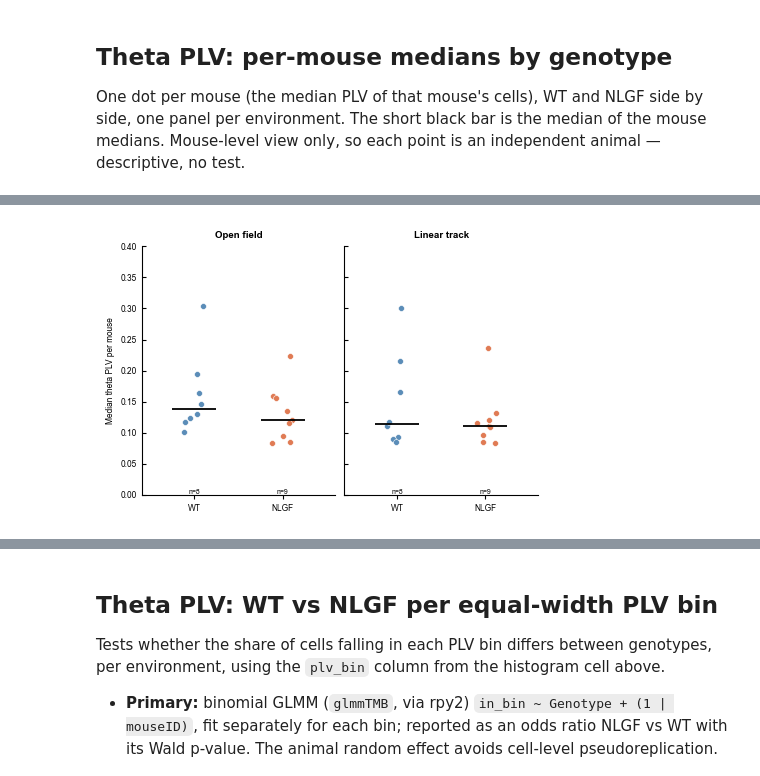
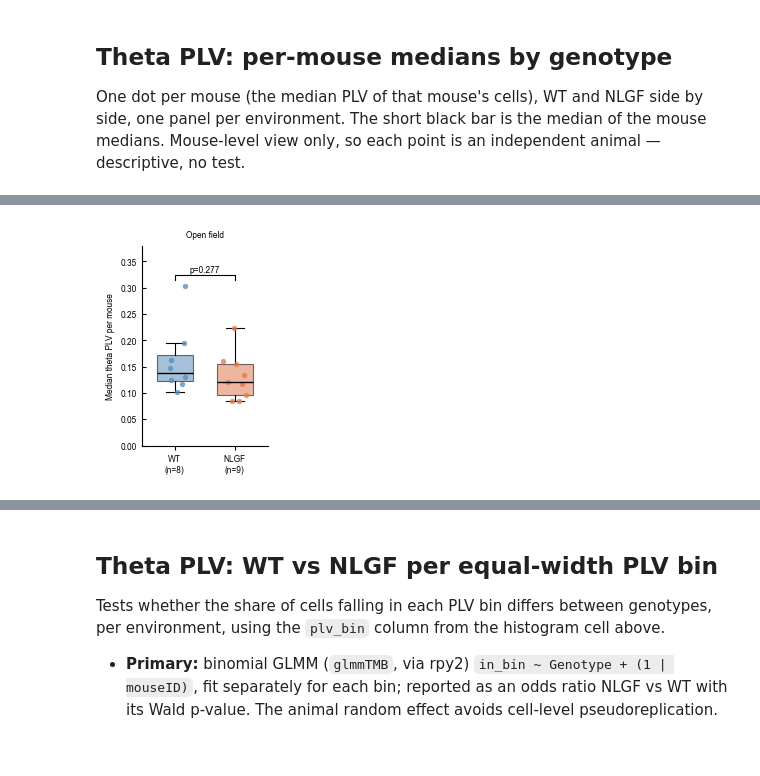
Before and after one commit to lkatsouri/NLGF_ephys_AXONA_data, a Jupyter notebook: ephys_phase_circular_analysis.ipynb, the cells around one changed output, grey strips where cells are left out. Saved outputs shown, nothing was run; the diff lists cells and outputs as text; code cells hidden in the pictures; blank space fills up the shorter version.

```diff
--- a/ephys_phase_circular_analysis.ipynb
+++ b/ephys_phase_circular_analysis.ipynb
@@ -2039,28 +2045,73 @@ plv_mouse_medians = (
 )
 plv_mouse_medians.to_csv(os.path.join(PLV_OUT_DIR, "theta_plv_mouse_medians.csv"), index=False)
 
-rng_med = np.random.default_rng(0)
-fig, axes = plt.subplots(1, 2, figsize=(4.5, 3), sharey=True)
-for ax, env in zip(axes, ["open_field", "linear_track"]):
-    for x, geno in enumerate(["WT", "NLGF"]):
-        vals = plv_mouse_medians.loc[
-            (plv_mouse_medians["environment"] == env) & (plv_mouse_medians["genotype"] == geno), "median_plv"
-        ].to_numpy()
-        ax.scatter(x + rng_med.uniform(-0.12, 0.12, len(vals)), vals, s=18,
-                   color=GENO_COLORS[geno], edgecolor="white", linewidth=0.4, zorder=3)
-        ax.hlines(np.median(vals), x - 0.25, x + 0.25, color="black", linewidth=1.3, zorder=4)
-        ax.text(x, 0.0, f"n={len(vals)}", ha="center", va="bottom", fontsize=5)
-    ax.set_xticks([0, 1])
-    ax.set_xticklabels(["WT", "NLGF"])
-    ax.set_xlim(-0.6, 1.6)
-    ax.set_ylim(0, 0.4)
-    set_panel_title(ax, PLV_ENV_LABELS[env].capitalize())
-    ax.spines[["top", "right"]].set_visible(False)
-axes[0].set_ylabel("Median theta PLV per mouse")
-fig.tight_layout()
-pdf_path = os.path.join(PLV_OUT_DIR, "theta_plv_mouse_medians_strip.pdf")
-fig.savefig(pdf_path, bbox_inches="tight")
-plt.show()
-plt.close(fig)
-print(f"Saved: {pdf_path}")
+# Same box + animal-dot style and single-column size as box_phase_locked_proportion_<cell_type>_single_column.pdf
+# in ephys_openField_analysis.ipynb, one figure per environment, with a two-sided Mann-Whitney U test (WT vs NLGF
+# mouse medians, raw p-value, not FDR-corrected) shown above the boxes.
+from scipy.stats import mannwhitneyu
+
+rng_med = np.random.default_rng(101)
+genos_plv = ["WT", "NLGF"]
+plv_mwu_rows = []
+
+for env in ["open_field", "linear_track"]:
+    fig, ax = plt.subplots(figsize=(1.65, 2.6))
+
+    sub  = plv_mouse_medians[plv_mouse_medians["environment"] == env]
+    vals = {g: sub.loc[sub["genotype"] == g, "median_plv"].values for g in genos_plv}
+
+    for xi, g in enumerate(genos_plv):
+        bp_parts = ax.boxplot(
+            vals[g], positions=[xi], widths=0.6,
+            patch_artist=True, manage_ticks=False,
+            showfliers=False,
+            boxprops=dict(facecolor=GENO_COLORS.get(g, "#aaaaaa"),
+                          alpha=0.55, linewidth=0.8),
+            medianprops=dict(color="black", linewidth=1.0),
+            whiskerprops=dict(linewidth=0.8),
+            capprops=dict(linewidth=0.8),
+        )
+        bp_parts["medians"][0].set_zorder(8)
+
+    for xi, g in enumerate(genos_plv):
+        jitter = rng_med.uniform(-0.20, 0.20, size=len(vals[g]))
+        ax.scatter(
+            xi + jitter, vals[g],
+            color=GENO_COLORS.get(g, "#aaaaaa"),
+            s=15, alpha=0.8, zorder=4, linewidths=0,
+        )
+
+    u_stat, p_mwu = mannwhitneyu(vals["WT"], vals["NLGF"], alternative="two-sided")
+    plv_mwu_rows.append({"environment": env, "n_WT": len(vals["WT"]), "n_NLGF": len(vals["NLGF"]),
+                         "median_WT": np.median(vals["WT"]), "median_NLGF": np.median(vals["NLGF"]),
+                         "U": u_stat, "p_value": p_mwu})
+    print(f"{env}: Mann-Whitney U={u_stat:.1f}, p={p_mwu:.3f}")
+
+    # bracket + p-value, placed as in the reference plot
+    bar_y = 0.325
+    ax.plot([0, 0, 1, 1], [bar_y - 0.01, bar_y, bar_y, bar_y - 0.01], color="black", linewidth=0.8, zorder=10)
+    ax.text(0.5, bar_y, f"p={p_mwu:.3f}", ha="center", va="bottom", fontsize=6, color="black", zorder=10)
+
+    ax.set_xticks(list(range(len(genos_plv))))
+    ax.set_xticklabels([f"{g}\n(n={len(vals[g])})" for g in genos_plv])
+    ax.set_xlim(-0.55, len(genos_plv) - 0.45)
+    ax.set_ylim(0, 0.38)   # same y-range in both environments so the two figures are comparable
+    ax.set_ylabel("Median theta PLV per mouse")
+    ax.set_title(PLV_ENV_LABELS[env].capitalize())
+    ax.spines["top"].set_visible(False)
+    ax.spines["right"].set_visible(False)
+    ax.tick_params(axis="x", width=0.8, length=3)
+    ax.tick_params(axis="y", width=0.8, length=3, direction="in")
+
+    plt.tight_layout(pad=0.2, rect=[0, 0, 1, 0.95])
+
+    out_path = os.path.join(PLV_OUT_DIR, f"box_theta_plv_mouse_medians_{env}_single_column.pdf")
+    fig.savefig(out_path)
+    plt.show()
+    plt.close(fig)
+    print(f"Saved: {out_path}")
+
+plv_mwu = pd.DataFrame(plv_mwu_rows)
+plv_mwu.to_csv(os.path.join(PLV_OUT_DIR, "theta_plv_mouse_medians_mwu.csv"), index=False)
+plv_mwu
 # %% [output]
@@ -2067 +2119 @@ print(f"Saved: {pdf_path}")
-[figure, old version]
+[figure, new version]
```
Also changed, not shown: parts of 3 cells of this notebook, 1 other file.
